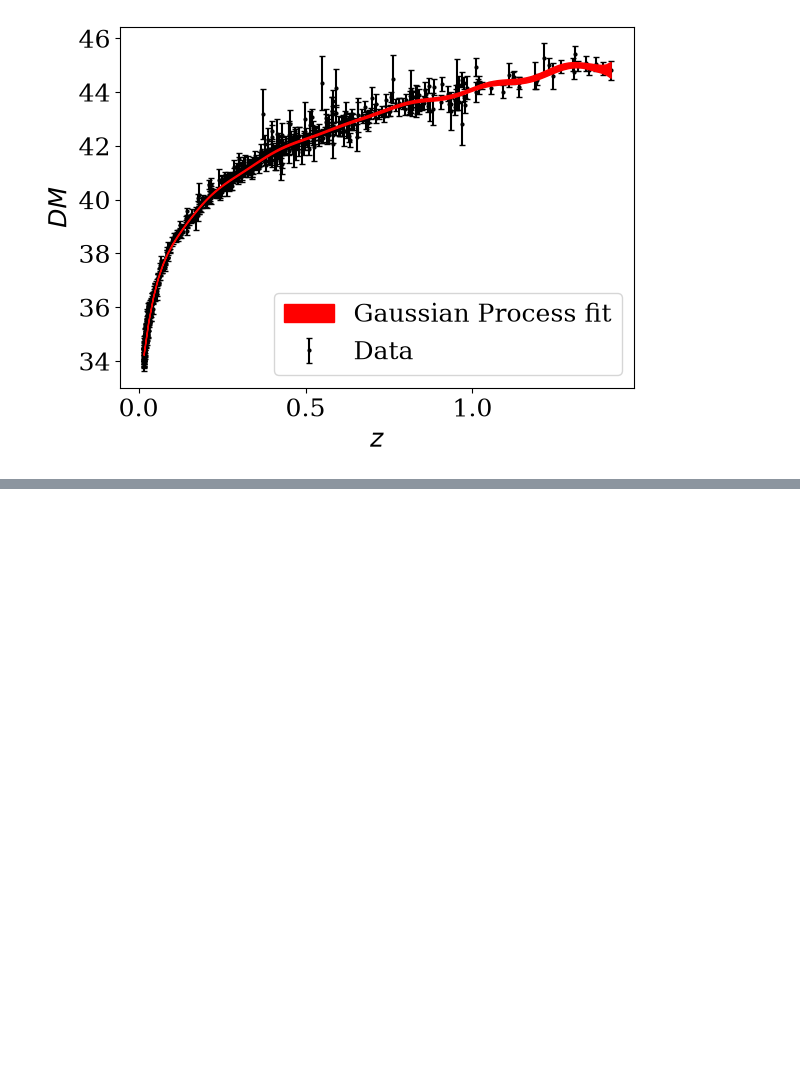
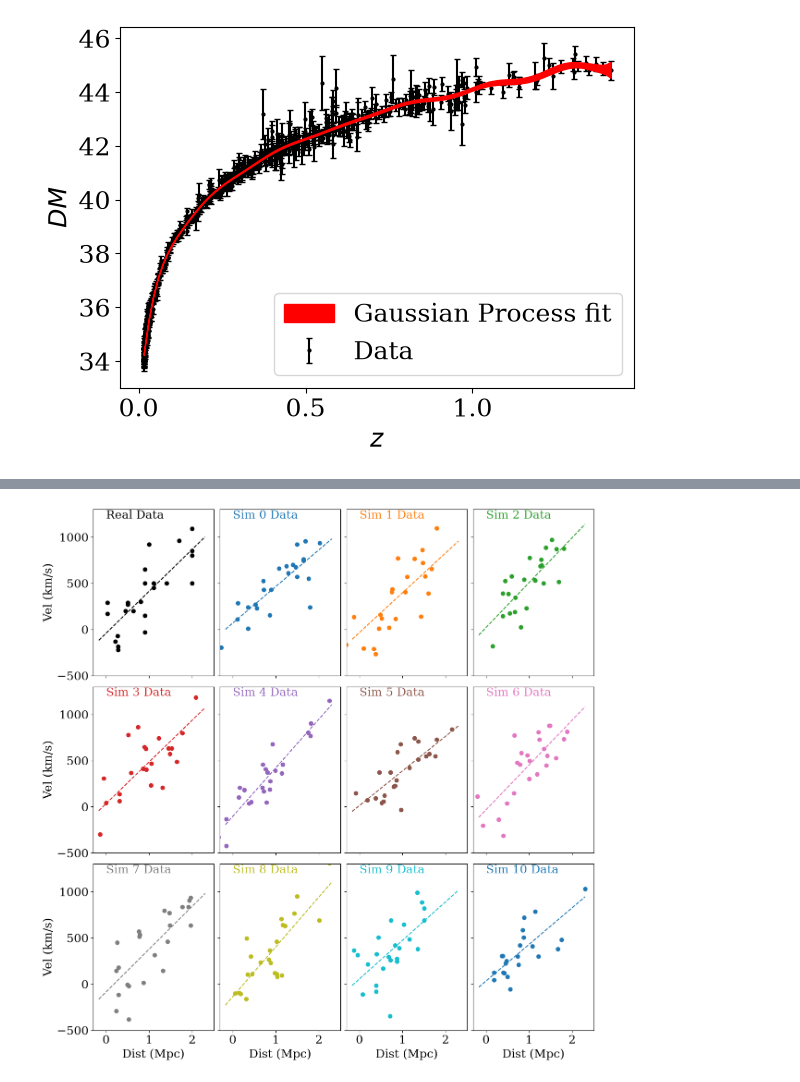
Before and after one commit to bray217/CAS_Stats_course_Sep_25, a Jupyter notebook: TO_CHANGE_Jupyter_notebooks/Final_Activities_Brayden_Leicester.ipynb, the cells around one changed output, grey strips where cells are left out. Drawn from its saved outputs; the diff is of its cells as text; code cells hidden in the pictures; blank space fills up the shorter version.

```diff
--- a/TO_CHANGE_Jupyter_notebooks/Final_Activities_Brayden_Leicester.ipynb
+++ b/TO_CHANGE_Jupyter_notebooks/Final_Activities_Brayden_Leicester.ipynb
@@ -356,3 +356,99 @@ ax.legend()
 # %% [output]
 <matplotlib.legend.Legend at 0x...>
 [figure]
+# %%
+
+hubble = np.loadtxt("../Datasets/hubble.dat")
+hubbleDist = hubble[:,0]
+hubbleVel = hubble[:,1]
+hubble_N = len(hubbleVel)
+
+hubbleDist_mean = hubbleDist.mean()
+hubbleVel_mean = hubbleVel.mean()
+
+hubbleDist_std = hubbleDist.std()
+hubbleVel_std = hubbleVel.std()
+
+hubble_regres = stats.linregress(hubbleDist, hubbleVel)
+hubble_a = hubble_regres.slope
+hubble_b = hubble_regres.intercept
+hubble_cor_coef = hubble_regres.rvalue
+
+rho,p = stats.pearsonr(hubbleDist, hubbleVel)
+#* change of variable so 1-r**2 is >0 and ystd is not nan
+zstd = hubbleVel_std/1000
+r = rho*(zstd/hubbleDist_std)
+ystd= zstd*np.sqrt((1-rho**2)/(1-r**2))
+
+#*start plot
+fig, ax = plt.subplots(3,4, sharex=True, sharey=True, figsize=(12,12), layout="constrained")
+ax = np.ravel(ax)
+#*add know data and lims
+ax[0].set(xlim=(-0.3,2.5), ylim=(-500,1300), ylabel="Vel (km/s)")
+ax[0].scatter(hubbleDist, hubbleVel, c="k")
+xs = np.linspace(hubbleDist.min()-0.2, hubbleDist.max()+0.3, 100)
+ax[0].plot(xs, hubble_a*xs + hubble_b, ls="--", c=f"k")
+ax[0].text(0,1200,"Real Data")
+
+#*setup for results
+hub_as = []
+hub_bs = []
+
+#* Run MC simulation
+for i in range(11):
+    #* generate dist,vel pairs
+    samp_hub_dist = []
+    samp_hub_vel = []
+    for j in range(hubble_N):
+        #? I have no clue if this is what I am supposed to do to simulate the data
+        # thisDist = np.random.uniform(hubbleDist.min(), hubbleDist.max()) #! rand dist over range
+        #? OR
+        # thisDist = np.random.normal(hubbleDist_mean, hubbleDist_std)
+        #? OR
+        # thisDist = #! something else
+
+
+        # thisVel = hubble_a*thisDist*np.random.normal()+hubble_b*np.abs(np.random.normal()) #! scatter about known values
+        #? OR
+        # thisVel = np.random.uniform(hubbleVel.min(), hubbleVel.max()) #! rand vel over range
+        #? OR
+        # thisVel = corr*np.random.normal(0, hubbleVel_std)
+        #? OR
+        # thisVel = #! something else
+
+        #?end
+
+        #* From Chris
+        x=hubbleDist_std* np.random.normal()
+        thisDist = hubbleDist_mean+x
+        y=ystd*np.random.normal()
+        thisVel = hubbleVel_mean + 1000*( x*r + y*np.sqrt(1-(r**2)))
+
+        #*add to list
+        samp_hub_dist.append(thisDist)
+        samp_hub_vel.append(thisVel)
+
+    #* find parameters from regression
+    samp_hub_regres = stats.linregress(samp_hub_dist, samp_hub_vel)
+    hub_as.append(samp_hub_regres.slope)
+    hub_bs.append(samp_hub_regres.intercept)
+
+    #* add to plot
+    ax[i+1].scatter(samp_hub_dist, samp_hub_vel, c=f"C{i}")
+    ax[i+1].plot(xs, samp_hub_regres.slope*xs + samp_hub_regres.intercept, ls="--", c=f"C{i}")
+    ax[i+1].text(0,1200,f"Sim {i} Data", c=f"C{i}")
+
+#* MC sim done
+
+#*fix values
+ax[4].set(ylabel="Vel (km/s)")
+ax[8].set(xlabel="Dist (Mpc)",ylabel="Vel (km/s)")
+ax[9].set(xlabel="Dist (Mpc)")
+ax[10].set(xlabel="Dist (Mpc)")
+ax[11].set(xlabel="Dist (Mpc)")
+
+
+h0_err = np.std(hub_as) #* cal error from distribution of simulation
+
+print(f"The Hubble Error in H_0 is {h0_err:.1f} km/s/Mpc \nfor a value of H_0 = {round(hubble_a,-1):.0f} ± {round(h0_err,-1):.0f} km/s/Mpc")
+# %% [output]
@@ -358,0 +457 @@ ax.legend()
+[figure, added]
```
Also changed, not shown: parts of 2 cells of this notebook, 1 other file.
